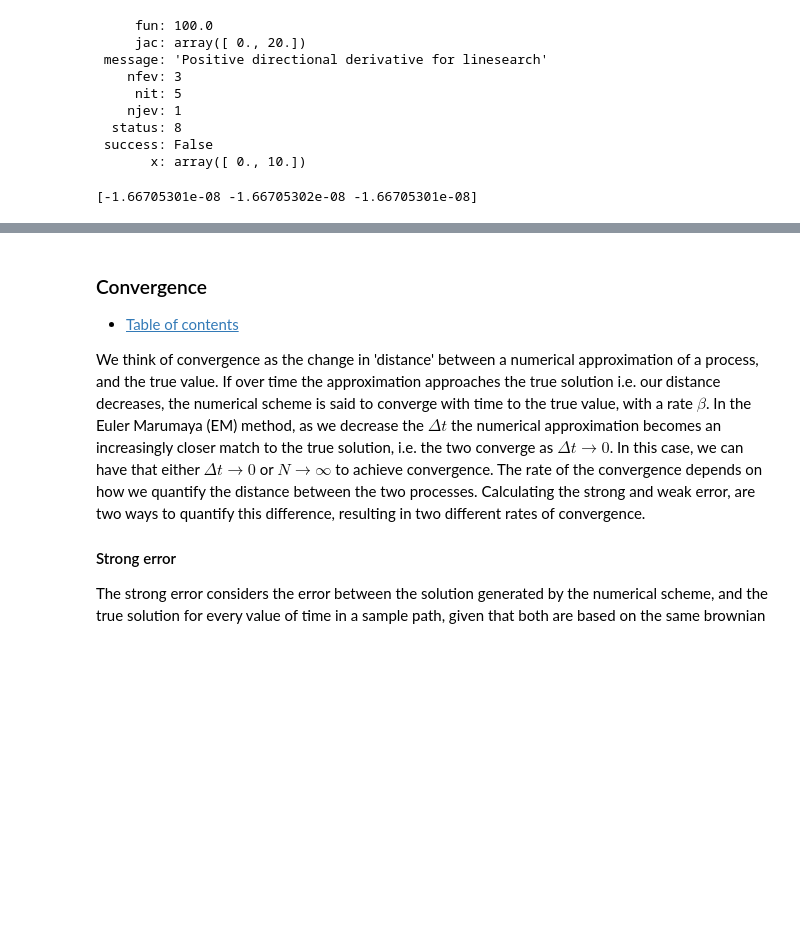
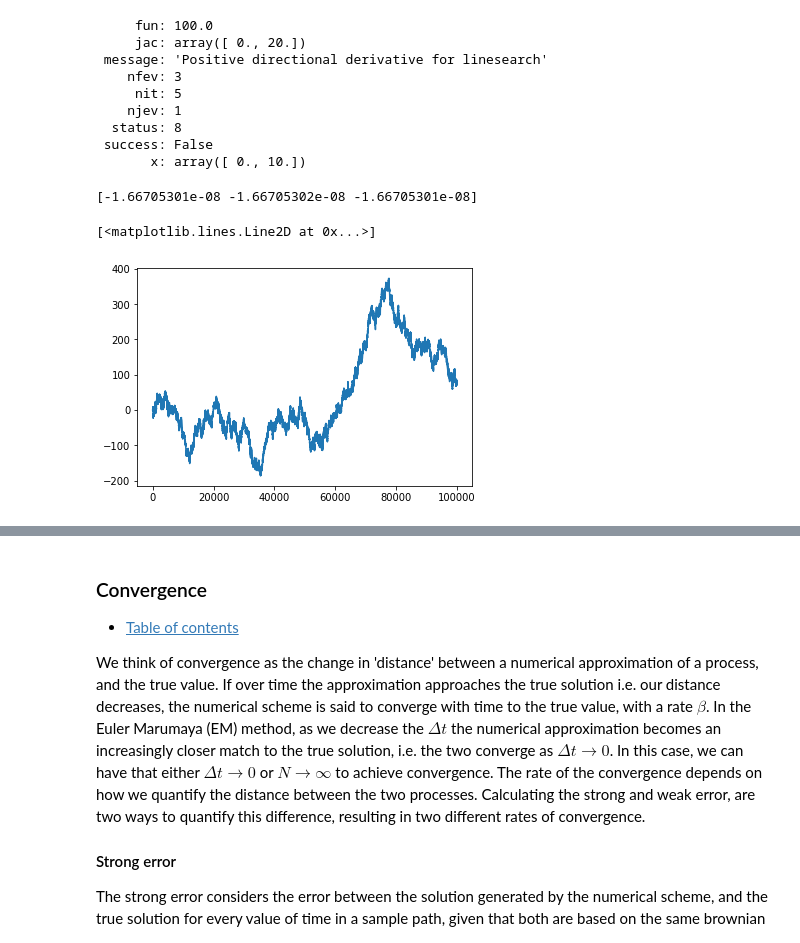
Before and after one commit to s2133934/StochVol, a Jupyter notebook: Notes.ipynb, the cells around one changed output, grey strips where cells are left out. Saved outputs shown, nothing was run; the diff lists cells and outputs as text; code cells hidden in the pictures; blank space fills up the shorter version.

```diff
--- a/Notes.ipynb
+++ b/Notes.ipynb
@@ -1319,18 +1320,23 @@ sol
   status: 8
  success: False
        x: array([ 0., 10.])
-# %%
-def f(params):
-    # print(params)  # <-- you'll see that params is a NumPy array
-    a, b, c = params # <-- for readability you may wish to assign names to the component variables
-    return a**2 + b**2 + c**2
-
-initial_guess = [1, 1, 1]
-result = minimize(f, initial_guess)
-if result.success:
-    fitted_params = result.x
-    print(fitted_params)
-else:
-    raise ValueError(result.message)
-# %% [output]
-[-1.66705301e-08 -1.66705302e-08 -1.66705301e-08]
+# %%
+def f(params):
+    # print(params)  # <-- you'll see that params is a NumPy array
+    a, b, c = params # <-- for readability you may wish to assign names to the component variables
+    return a**2 + b**2 + c**2
+
+initial_guess = [1, 1, 1]
+result = minimize(f, initial_guess)
+if result.success:
+    fitted_params = result.x
+    print(fitted_params)
+else:
+    raise ValueError(result.message)
+# %% [output]
+[-1.66705301e-08 -1.66705302e-08 -1.66705301e-08]
+# %%
+plt.plot(np.cumsum(X[:,0]))
+# %% [output]
+[<matplotlib.lines.Line2D at 0x...>]
+[figure, added]
```
Also changed, not shown: parts of 29 cells of this notebook, 6 other files.
